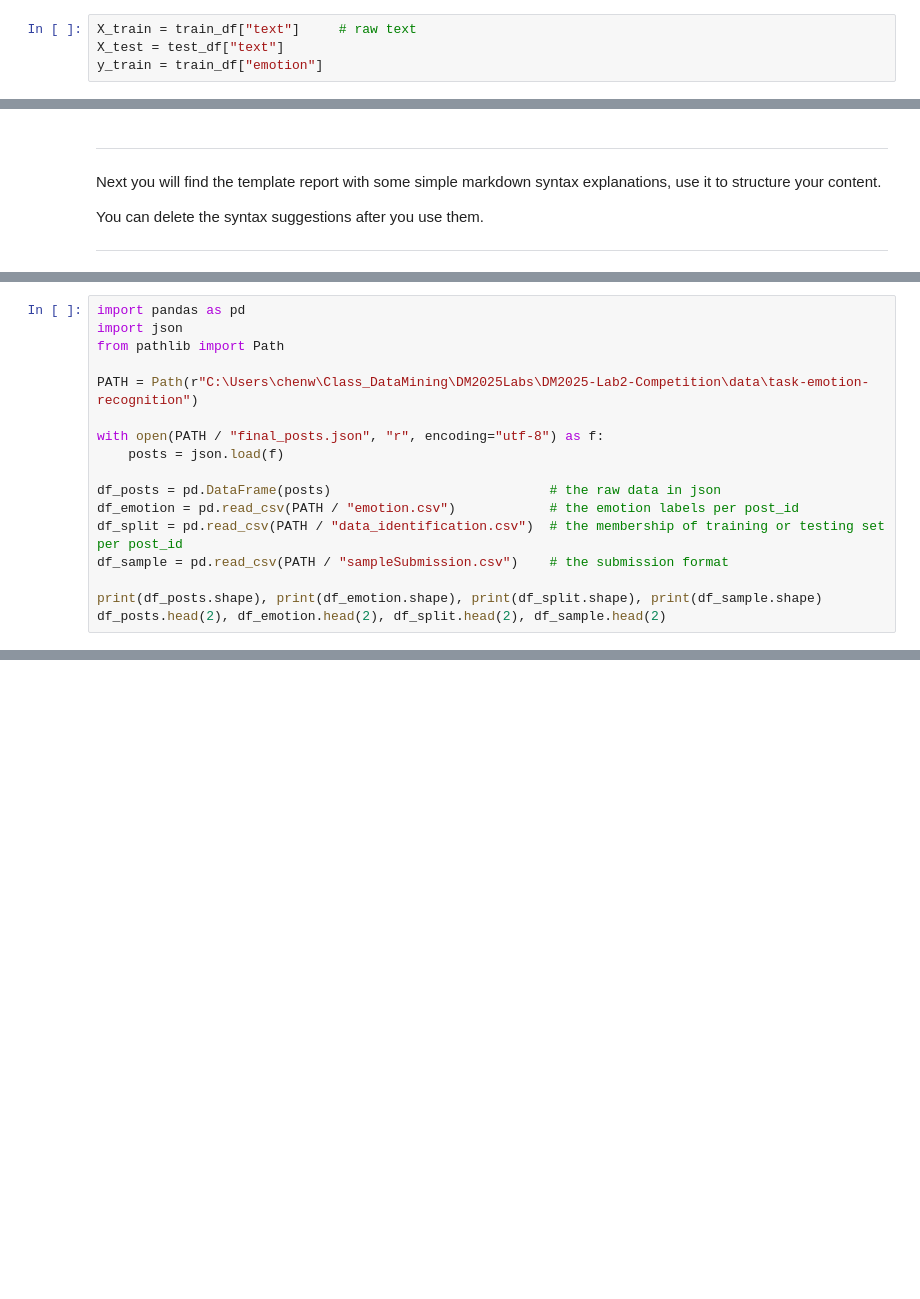
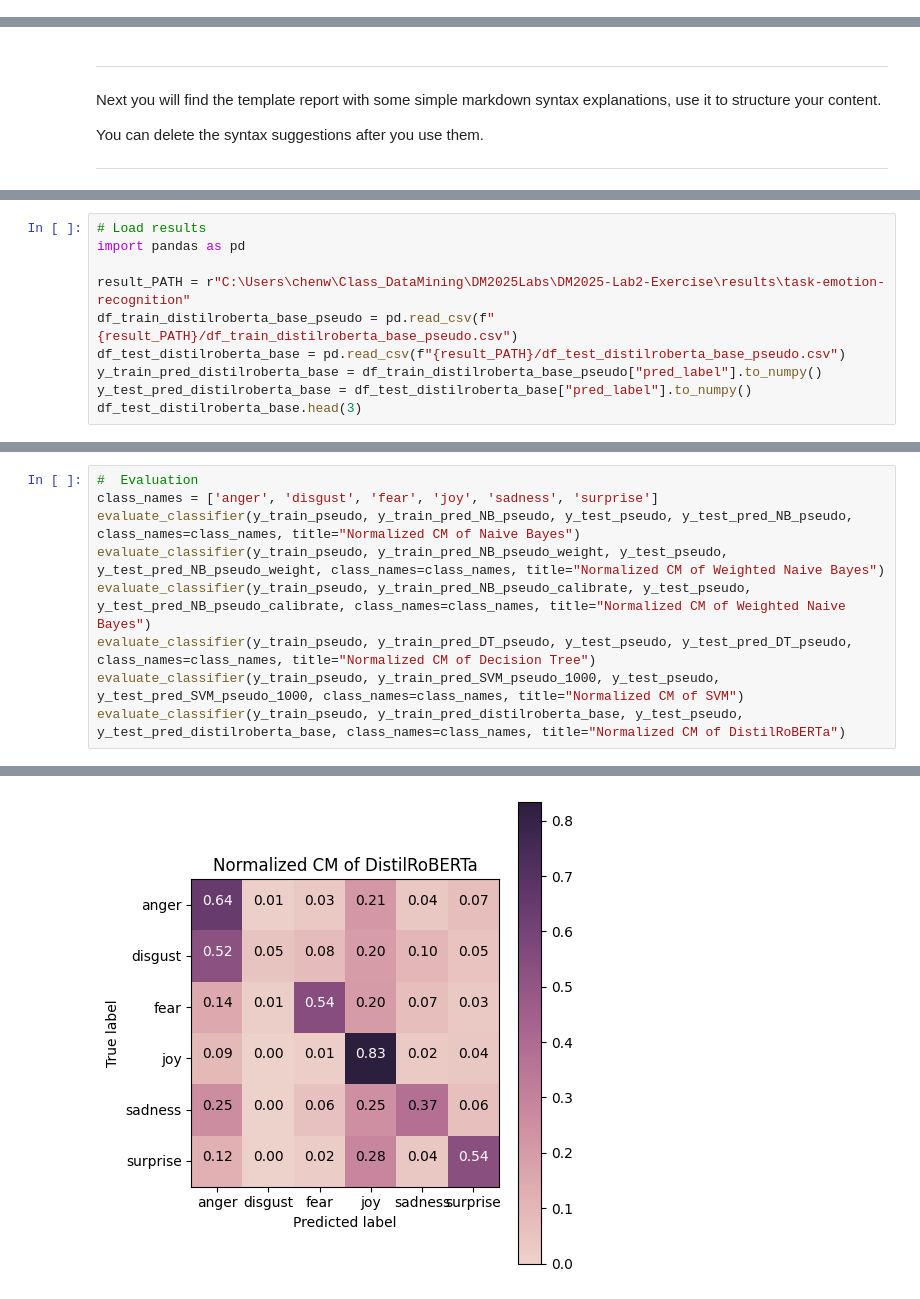
Before and after one commit to huang-chen-wei/DM2025-Lab2-Exercise, a Jupyter notebook: DM2025-Lab2-Homework.ipynb, the cells around one changed output, grey strips where cells are left out. Saved outputs shown, nothing was run; the diff lists cells and outputs as text; blank space fills up the shorter version.

```diff
--- a/DM2025-Lab2-Homework.ipynb
+++ b/DM2025-Lab2-Homework.ipynb
@@ -1511,4 +0,0 @@ submission.to_csv("df_submission_nb.csv", index=False)
-# %%
-X_train = train_df["text"]     # raw text
-X_test = test_df["text"]
-y_train = train_df["emotion"]
@@ -1849,17 +88,0 @@ Name: count, dtype: int64
-# %%
-import pandas as pd
-import json
-from pathlib import Path
-
-PATH = Path(r"C:\Users\chenw\Class_DataMining\DM2025Labs\DM2025-Lab2-Competition\data\task-emotion-recognition")
-
-with open(PATH / "final_posts.json", "r", encoding="utf-8") as f:
-    posts = json.load(f)
-
-df_posts = pd.DataFrame(posts)                            # the raw data in json
-df_emotion = pd.read_csv(PATH / "emotion.csv")            # the emotion labels per post_id
-df_split = pd.read_csv(PATH / "data_identification.csv")  # the membership of training or testing set per post_id
-df_sample = pd.read_csv(PATH / "sampleSubmission.csv")    # the submission format
-
-print(df_posts.shape), print(df_emotion.shape), print(df_split.shape), print(df_sample.shape)
-df_posts.head(2), df_emotion.head(2), df_split.head(2), df_sample.head(2)
@@ -1894,0 +933,10 @@ KeyError: 'id'
+# %%
+# Load results
+import pandas as pd
+
+result_PATH = r"C:\Users\chenw\Class_DataMining\DM2025Labs\DM2025-Lab2-Exercise\results\task-emotion-recognition"
+df_train_distilroberta_base_pseudo = pd.read_csv(f"{result_PATH}/df_train_distilroberta_base_pseudo.csv")
+df_test_distilroberta_base = pd.read_csv(f"{result_PATH}/df_test_distilroberta_base_pseudo.csv")
+y_train_pred_distilroberta_base = df_train_distilroberta_base_pseudo["pred_label"].to_numpy()
+y_test_pred_distilroberta_base = df_test_distilroberta_base["pred_label"].to_numpy()
+df_test_distilroberta_base.head(3)
@@ -1894,0 +951,10 @@ KeyError: 'id'
+# %%
+#  Evaluation
+class_names = ['anger', 'disgust', 'fear', 'joy', 'sadness', 'surprise']
+evaluate_classifier(y_train_pseudo, y_train_pred_NB_pseudo, y_test_pseudo, y_test_pred_NB_pseudo, class_names=class_names, title="Normalized CM of Naive Bayes")
+evaluate_classifier(y_train_pseudo, y_train_pred_NB_pseudo_weight, y_test_pseudo, y_test_pred_NB_pseudo_weight, class_names=class_names, title="Normalized CM of Weighted Naive Bayes")
+evaluate_classifier(y_train_pseudo, y_train_pred_NB_pseudo_calibrate, y_test_pseudo, y_test_pred_NB_pseudo_calibrate, class_names=class_names, title="Normalized CM of Weighted Naive Bayes")
+evaluate_classifier(y_train_pseudo, y_train_pred_DT_pseudo, y_test_pseudo, y_test_pred_DT_pseudo, class_names=class_names, title="Normalized CM of Decision Tree")
+evaluate_classifier(y_train_pseudo, y_train_pred_SVM_pseudo_1000, y_test_pseudo, y_test_pred_SVM_pseudo_1000, class_names=class_names, title="Normalized CM of SVM")
+evaluate_classifier(y_train_pseudo, y_train_pred_distilroberta_base, y_test_pseudo, y_test_pred_distilroberta_base, class_names=class_names, title="Normalized CM of DistilRoBERTa")
+# %% [output]
@@ -1894,0 +1062 @@ KeyError: 'id'
+[figure, added]
```
Also changed, not shown: parts of 124 cells of this notebook, 7 other files.
